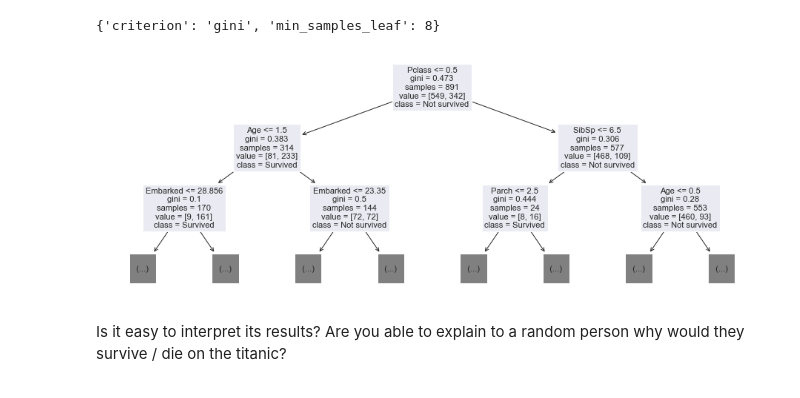
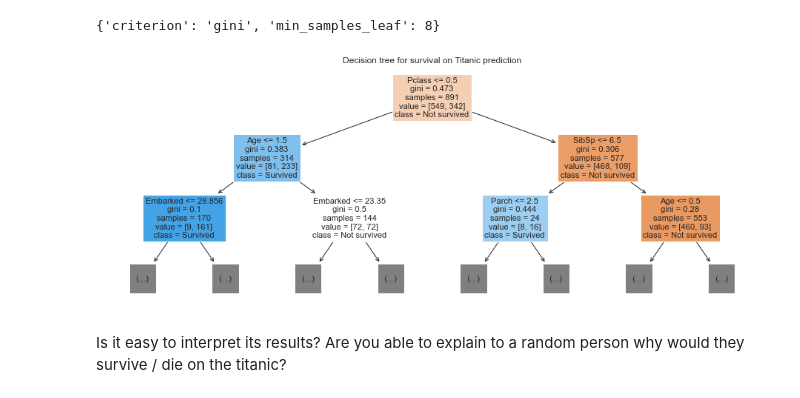
Before and after one commit to AnastasiiaSt/Trees-and-Ensembles, a Jupyter notebook: Trees and ensembles.ipynb, the cells around one changed output. Drawn from its saved outputs; the diff is of its cells as text; code cells hidden in the pictures.

```diff
--- a/Trees and ensembles.ipynb
+++ b/Trees and ensembles.ipynb
@@ -726,11 +760,13 @@ output.to_csv('prediction.csv', index = False)
 # %%
 best_model = DecisionTreeClassifier(random_state = 42, min_samples_leaf = clf.best_params_['min_samples_leaf'],
                                     criterion = clf.best_params_['criterion'])
 best_model.fit(train_X_transformed, train_y)
-tree.plot_tree(best_model, max_depth = 2, feature_names = train_X.columns, class_names = ['Not survived', 'Survived'])
+tree.plot_tree(best_model, filled = True, max_depth = 2, feature_names = train_X.columns,
+               class_names = ['Not survived', 'Survived'])
+plt.title('Decision tree for survival on Titanic prediction')
 plt.show()
 # %% [output]
-[figure, old version]
+[figure, new version]
 # %% [markdown]
 Is it easy to interpret its results? Are you able to explain to a random person why would they survive / die on the titanic?
 # %% [markdown]
```
Also changed, not shown: parts of 11 cells of this notebook.
